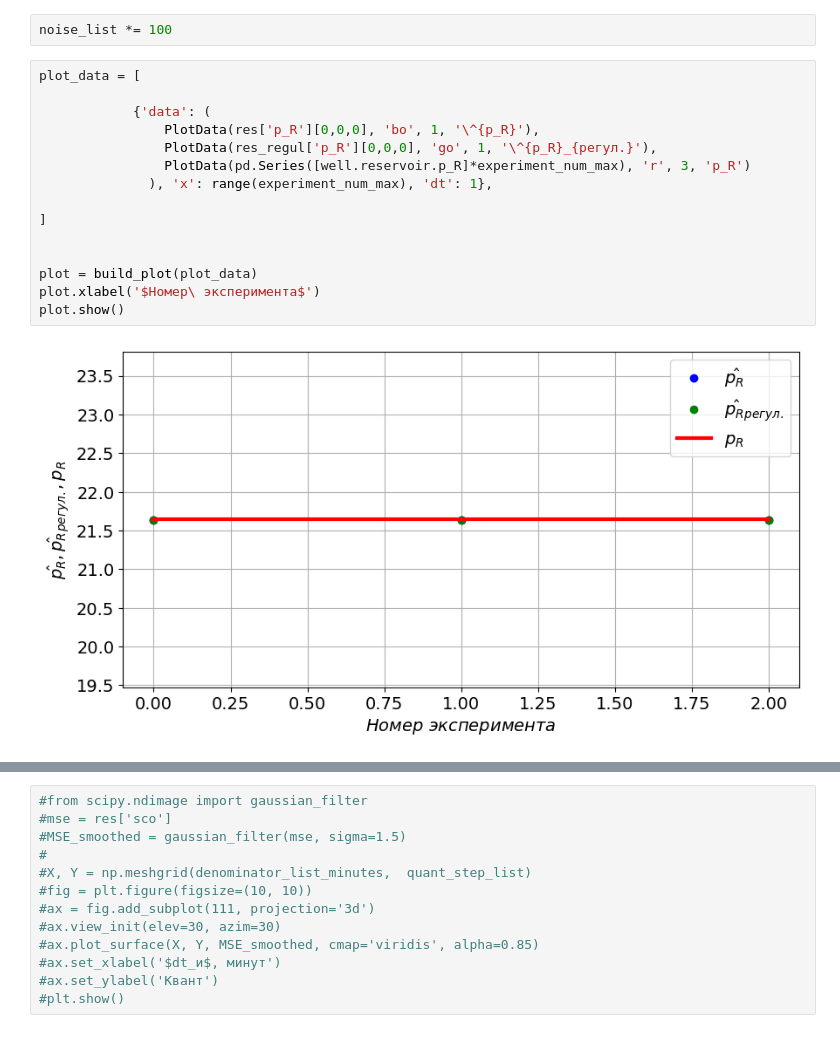
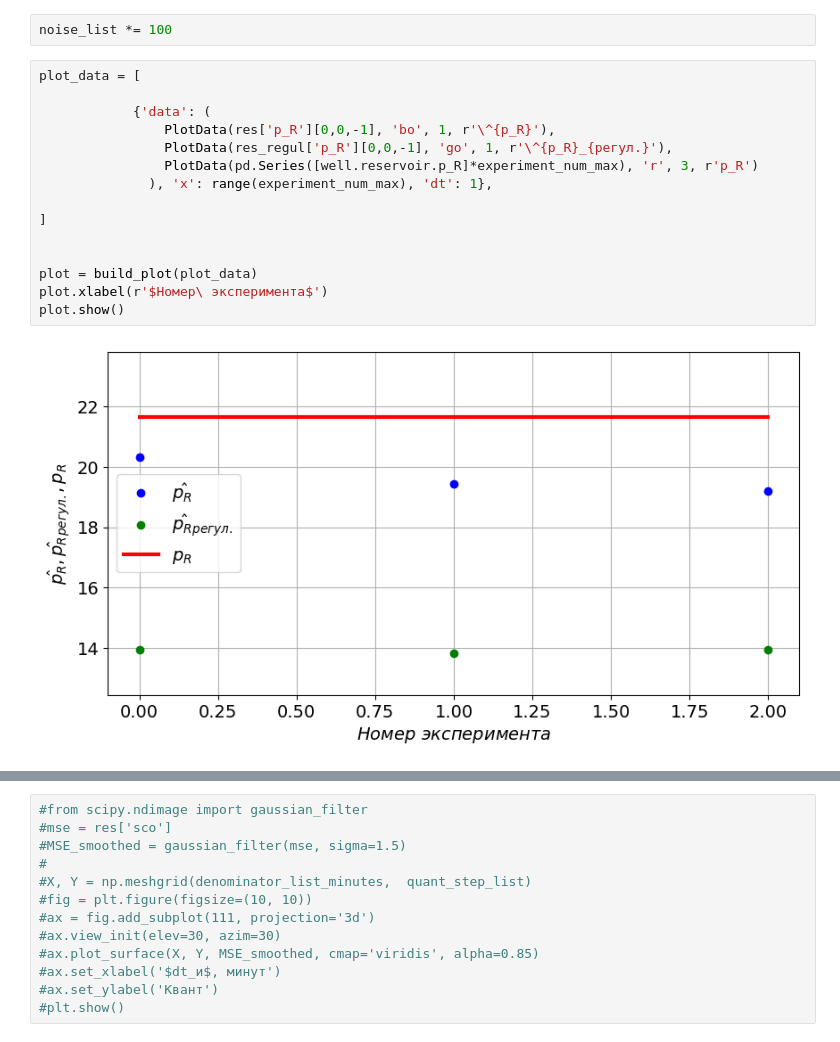
Before and after one commit to IANovoselov/well, a Jupyter notebook: src/well.ipynb, the cells around one changed output, grey strips where cells are left out. Cells and saved outputs as stored; diff of their text form.

```diff
--- a/src/well.ipynb
+++ b/src/well.ipynb
@@ -217,20 +215,20 @@ noise_list *= 100
 # %%
 plot_data = [
 
             {'data': (
-                PlotData(res['p_R'][0,0,0], 'bo', 1, '\^{p_R}'),
-                PlotData(res_regul['p_R'][0,0,0], 'go', 1, '\^{p_R}_{регул.}'),
-                PlotData(pd.Series([well.reservoir.p_R]*experiment_num_max), 'r', 3, 'p_R')
+                PlotData(res['p_R'][0,0,-1], 'bo', 1, r'\^{p_R}'),
+                PlotData(res_regul['p_R'][0,0,-1], 'go', 1, r'\^{p_R}_{регул.}'),
+                PlotData(pd.Series([well.reservoir.p_R]*experiment_num_max), 'r', 3, r'p_R')
               ), 'x': range(experiment_num_max), 'dt': 1},
 
 ]
 
 
 plot = build_plot(plot_data)
-plot.xlabel('$Номер\ эксперимента$')
+plot.xlabel(r'$Номер\ эксперимента$')
 plot.show()
 # %% [output]
-[figure, old version]
+[figure, new version]
 # %%
 plot_data = [
 
```
Also changed, not shown: parts of 14 cells of this notebook.
